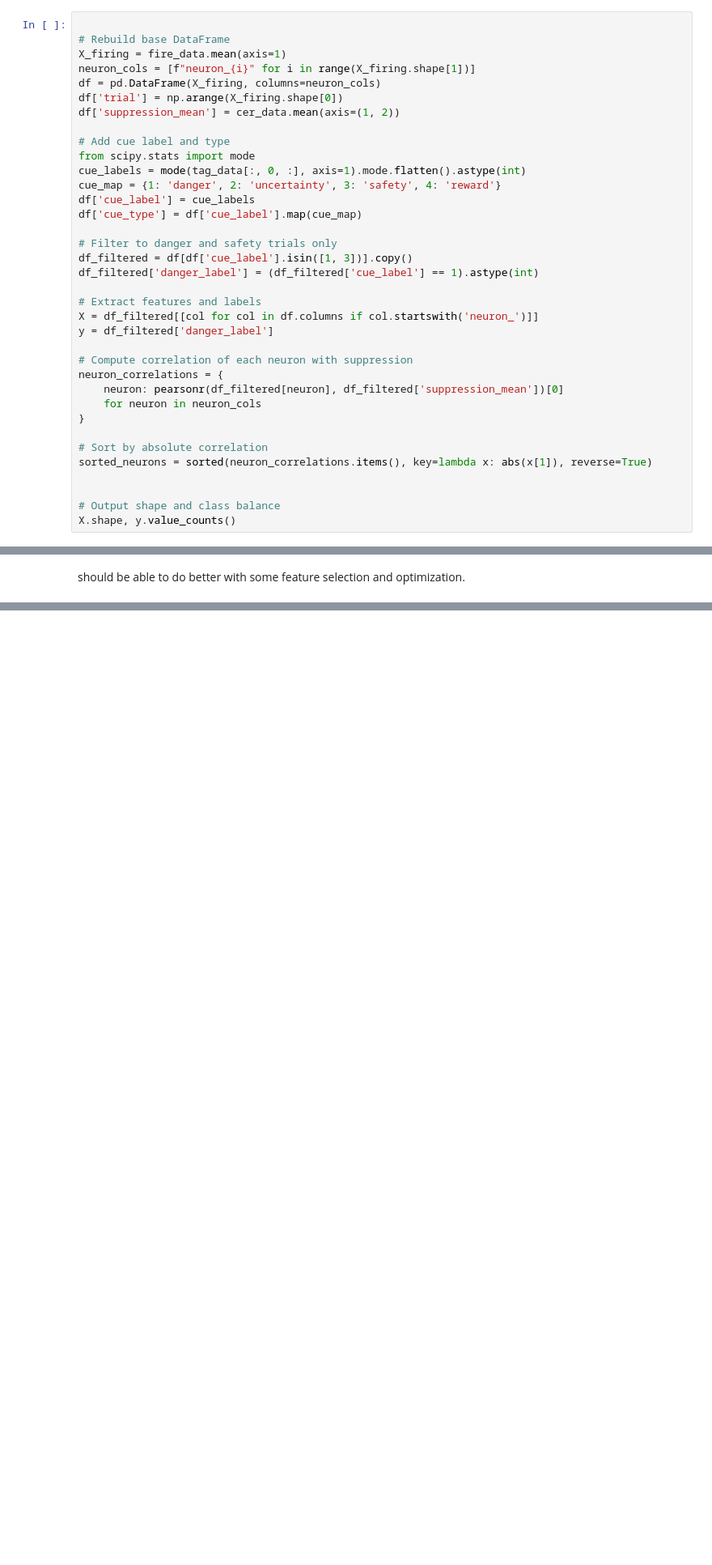
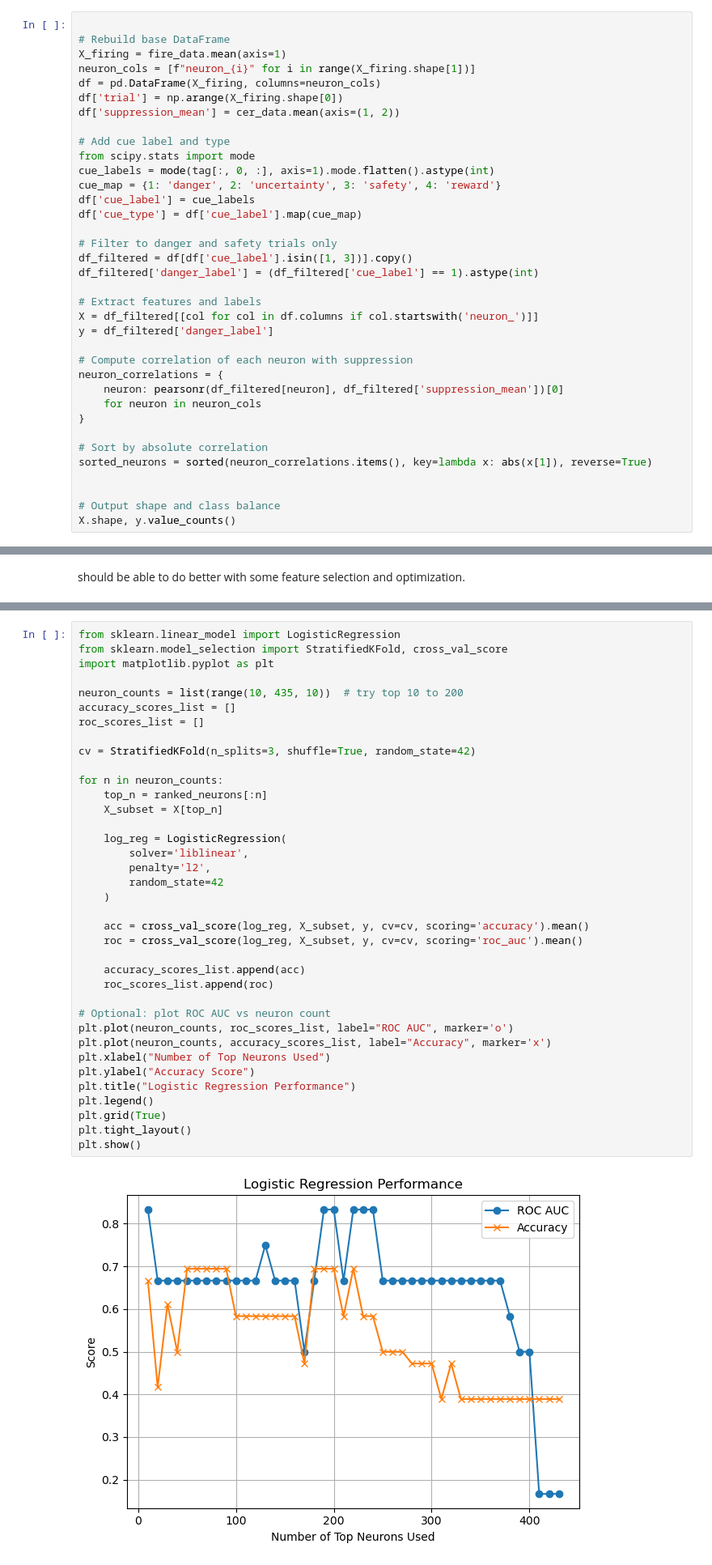
Before and after one commit to JHCelaya/FearDecoding, a Jupyter notebook: roughanalysis.ipynb, the cells around one changed output, grey strips where cells are left out. Shown at 81% size. Drawn from its saved outputs; the diff is of its cells as text; blank space fills up the shorter version.

Commit message:
logistic regression

```diff
--- a/roughanalysis.ipynb
+++ b/roughanalysis.ipynb
@@ -420,7 +418,7 @@ df['suppression_mean'] = cer_data.mean(axis=(1, 2))
 
 # Add cue label and type
 from scipy.stats import mode
-cue_labels = mode(tag_data[:, 0, :], axis=1).mode.flatten().astype(int)
+cue_labels = mode(tag[:, 0, :], axis=1).mode.flatten().astype(int)
 cue_map = {1: 'danger', 2: 'uncertainty', 3: 'safety', 4: 'reward'}
 df['cue_label'] = cue_labels
 df['cue_type'] = df['cue_label'].map(cue_map)
@@ -700,5 +698,44 @@ print(f"Mean ROC AUC:  {roc_scores.mean():.3f} ± {roc_scores.std():.3f}")
 # %% [output]
 Mean Accuracy: 0.389 ± 0.079
 Mean ROC AUC:  0.167 ± 0.236
+# %%
+from sklearn.linear_model import LogisticRegression
+from sklearn.model_selection import StratifiedKFold, cross_val_score
+import matplotlib.pyplot as plt
+
+neuron_counts = list(range(10, 435, 10))  # try top 10 to 200
+accuracy_scores_list = []
+roc_scores_list = []
+
+cv = StratifiedKFold(n_splits=3, shuffle=True, random_state=42)
+
+for n in neuron_counts:
+    top_n = ranked_neurons[:n]
+    X_subset = X[top_n]
+
+    log_reg = LogisticRegression(
+        solver='liblinear',
+        penalty='l2',
+        random_state=42
+    )
+
+    acc = cross_val_score(log_reg, X_subset, y, cv=cv, scoring='accuracy').mean()
+    roc = cross_val_score(log_reg, X_subset, y, cv=cv, scoring='roc_auc').mean()
+
+    accuracy_scores_list.append(acc)
+    roc_scores_list.append(roc)
+
+# Optional: plot ROC AUC vs neuron count
+plt.plot(neuron_counts, roc_scores_list, label="ROC AUC", marker='o')
+plt.plot(neuron_counts, accuracy_scores_list, label="Accuracy", marker='x')
+plt.xlabel("Number of Top Neurons Used")
+plt.ylabel("Accuracy Score")
+plt.title("Logistic Regression Performance")
+plt.legend()
+plt.grid(True)
+plt.tight_layout()
+plt.show()
+# %% [output]
+[figure, added]
 # %% [markdown]
 Worse than chance, needs to be optomized and have some feature selection.
```
Also changed, not shown: parts of 5 cells of this notebook, 1 other file.
